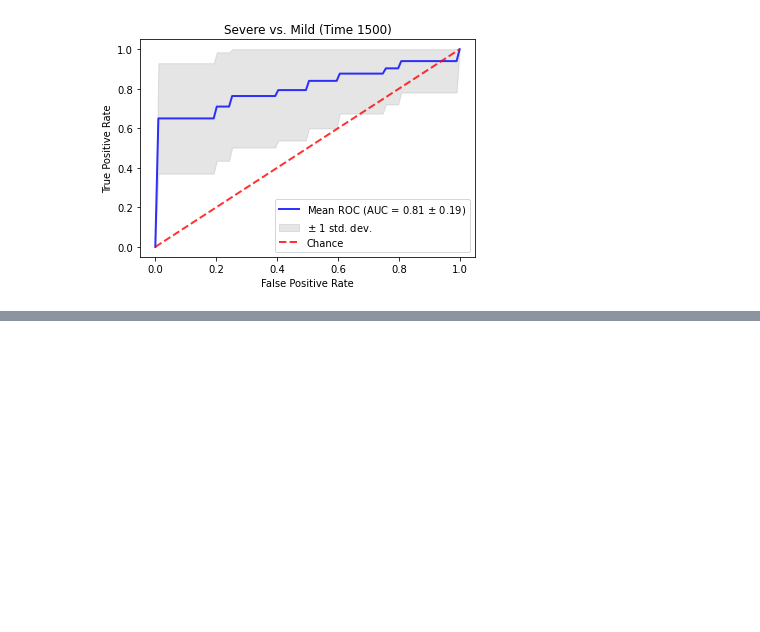
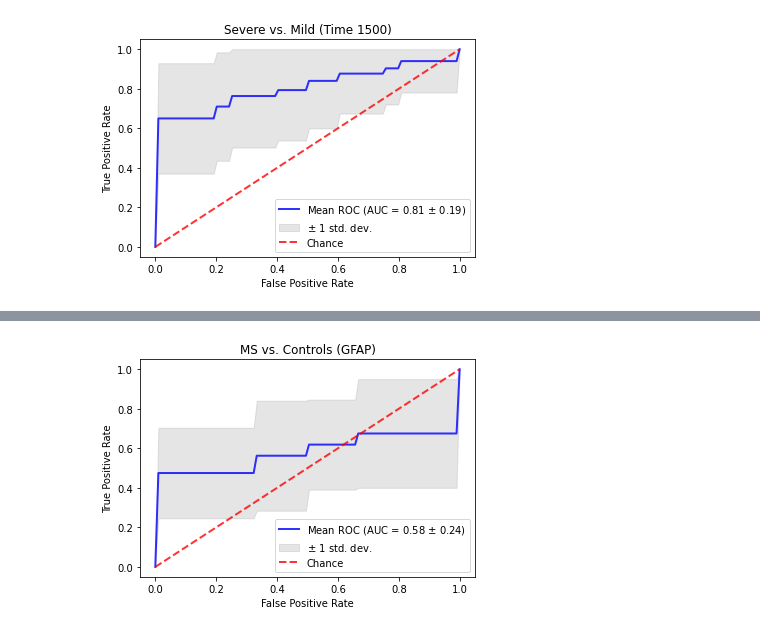
Before and after one commit to epifluidlab/ms_cfnda_wgbs_manuscript, a Jupyter notebook: code/ms_pitts_wgbs.manuscript.2025.v1.ipynb, the cells around one changed output, grey strips where cells are left out. Drawn from its saved outputs; the diff is of its cells as text; code cells hidden in the pictures; blank space fills up the shorter version.

```diff
--- a/code/ms_pitts_wgbs.manuscript.2025.v1.ipynb
+++ b/code/ms_pitts_wgbs.manuscript.2025.v1.ipynb
@@ -1861,0 +2091,26 @@ f.savefig("/Users/yaping/Documents/workspace/projects/ms_wgbs/performance_model.
+# %%
+
+f = plt.figure()
+plt.plot(mean_fpr, mean_tpr, color='b',
+         label=r'Mean ROC (AUC = %0.2f $\pm$ %0.2f)' % (mean_auc, std_auc),
+         lw=2, alpha=.8)
+
+std_tpr = np.std(tprs, axis=0)
+tprs_upper = np.minimum(mean_tpr + std_tpr, 1)
+tprs_lower = np.maximum(mean_tpr - std_tpr, 0)
+plt.fill_between(mean_fpr, tprs_lower, tprs_upper, color='grey', alpha=.2,
+                 label=r'$\pm$ 1 std. dev.')
+
+plt.xlim([-0.05, 1.05])
+plt.ylim([-0.05, 1.05])
+plt.xlabel('False Positive Rate')
+plt.ylabel('True Positive Rate')
+plt.title('MS vs. Controls (GFAP)')
+plt.plot([0, 1], [0, 1], linestyle='--', lw=2, color='r',
+         label='Chance', alpha=.8)
+plt.legend(loc="lower right")
+plt.show()
+
+#f.savefig("/Users/yaping/Documents/workspace/projects/ms_wgbs/performance_model.protein_gfap.ms_vs_control_CV.l2.pdf", bbox_inches='tight')
+# %% [output]
+[figure, added]
```
Also changed, not shown: parts of 16 cells of this notebook.
